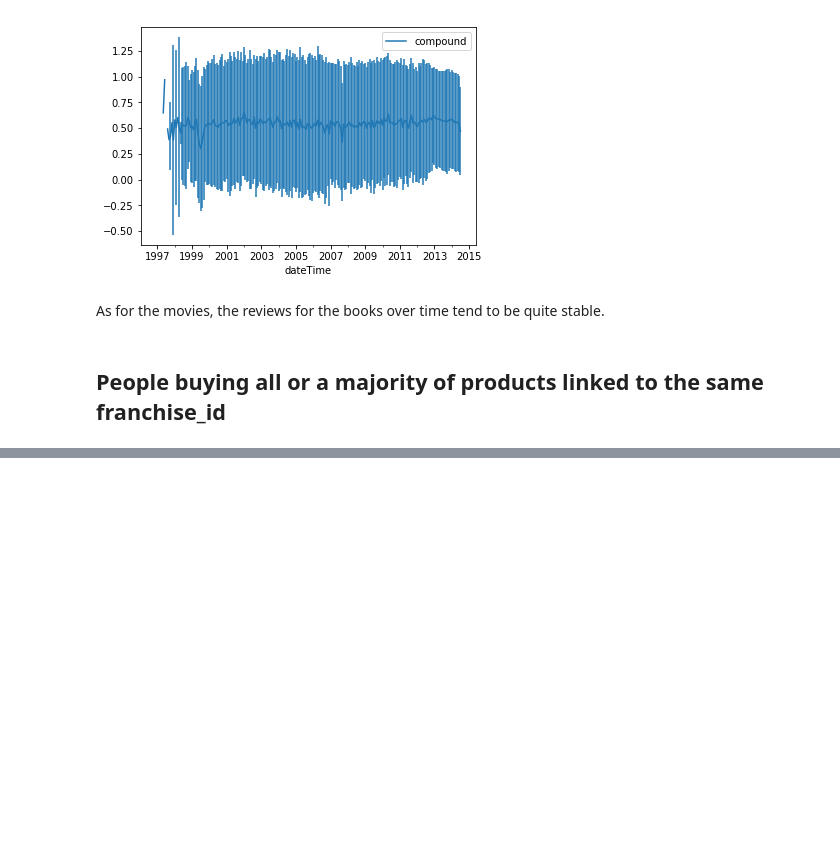
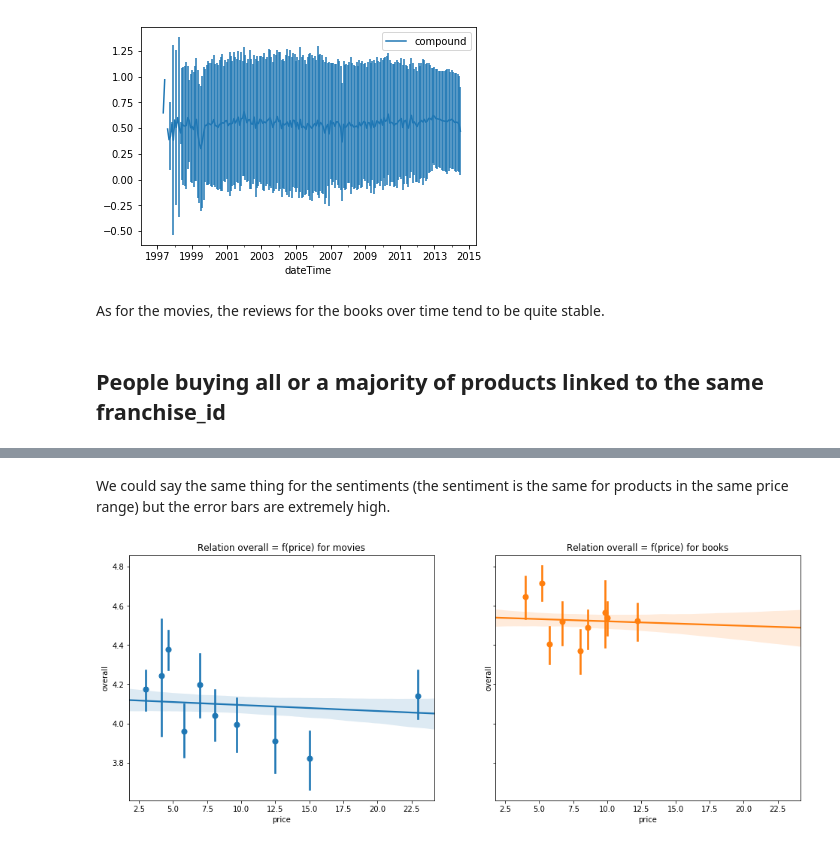
Before and after one commit to ImLemni/ada-epfl, a Jupyter notebook: project/Milestone2.ipynb, the cells around one changed output, grey strips where cells are left out. Drawn from its saved outputs; the diff is of its cells as text; code cells hidden in the pictures; blank space fills up the shorter version.

```diff
--- a/project/Milestone2.ipynb
+++ b/project/Milestone2.ipynb
@@ -1583,0 +1600,7 @@ same_plot_bar([book_m.groupby(pd.cut(book_m["price"], np.linspace(0, 40, 11)))["
+# %% [markdown]
+We could say the same thing for the sentiments (the sentiment is the same for products in the same price range) but the error bars are extremely high.
+# %%
+# Impact of the price for people who already buy other products of the franchise
+plot_cor(mov_m, book_m, "overall", "price", "Relation overall = f(price)")  # already done in milestone2
+# %% [output]
+[figure, added]
```
Also changed, not shown: parts of 45 cells of this notebook.
